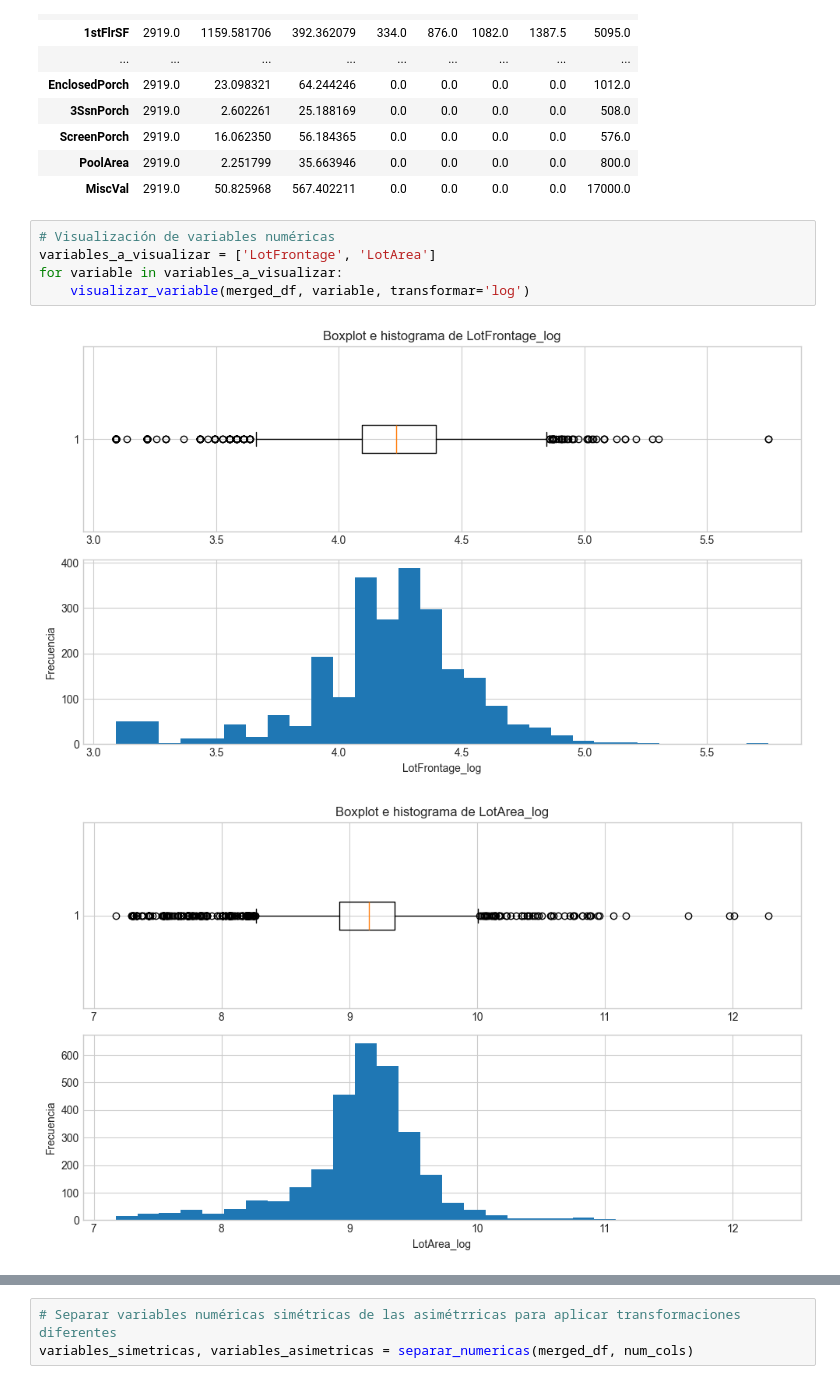
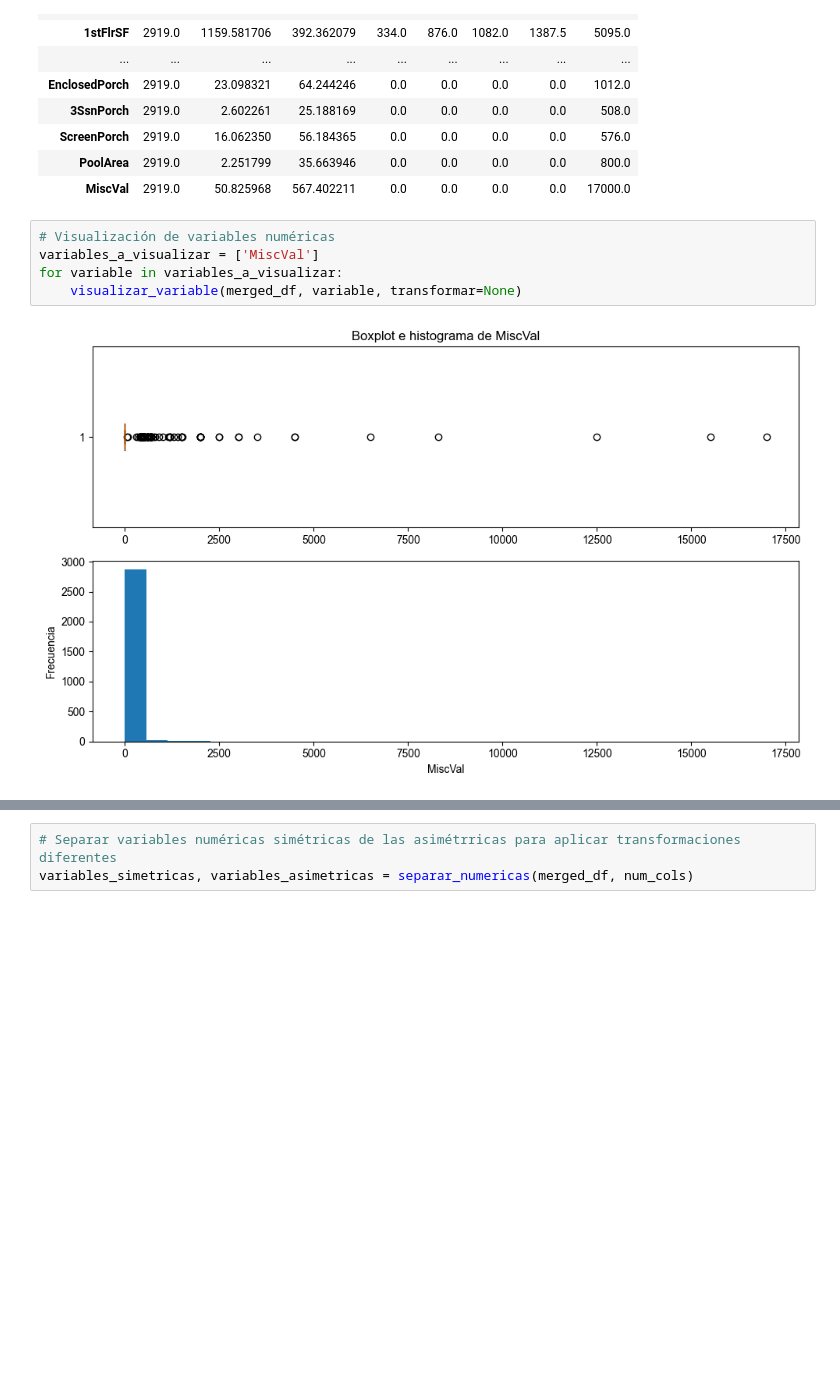
Before and after one commit to sebakremis/real-estate-predictions, a Jupyter notebook: 01_Preprocessing.ipynb, the cells around one changed output, grey strips where cells are left out. Drawn from its saved outputs; the diff is of its cells as text; blank space fills up the shorter version.

```diff
--- a/01_Preprocessing.ipynb
+++ b/01_Preprocessing.ipynb
@@ -181,10 +181,9 @@ merged_df[num_cols].describe().T
 | MiscVal | 2919.0 | 50.825968 | 567.402211 | 0.0 | 0.0 | 0.0 | 0.0 | 17000.0 |
 # %%
 # Visualización de variables numéricas
-variables_a_visualizar = ['LotFrontage', 'LotArea']
+variables_a_visualizar = ['MiscVal']
 for variable in variables_a_visualizar:
-    visualizar_variable(merged_df, variable, transformar='log')
+    visualizar_variable(merged_df, variable, transformar=None)
 # %% [output]
-[figure, old version]
+[figure, new version]
-[figure, removed]
 # %% [markdown]
```
Also changed, not shown: parts of 37 cells of this notebook, 1 other file.
